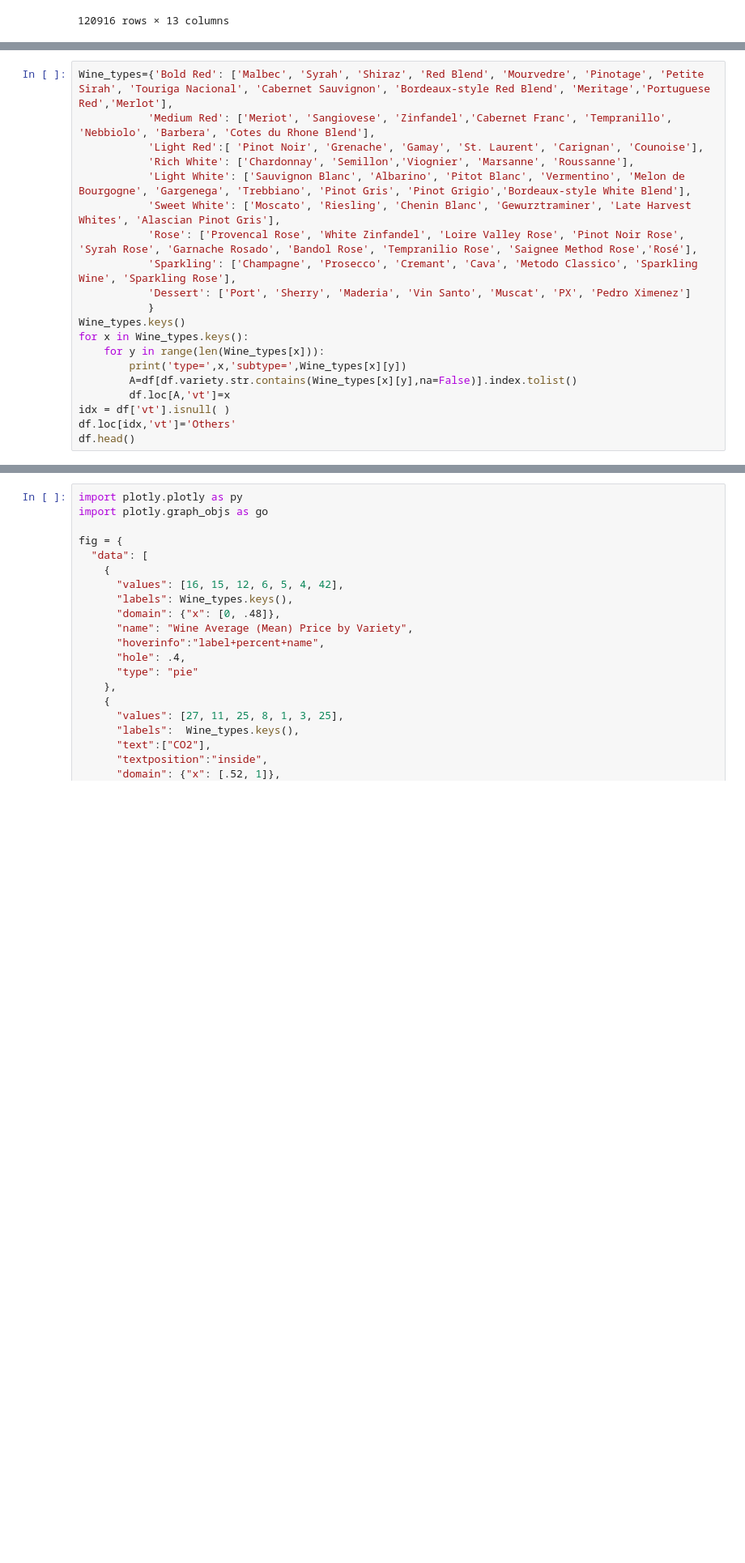
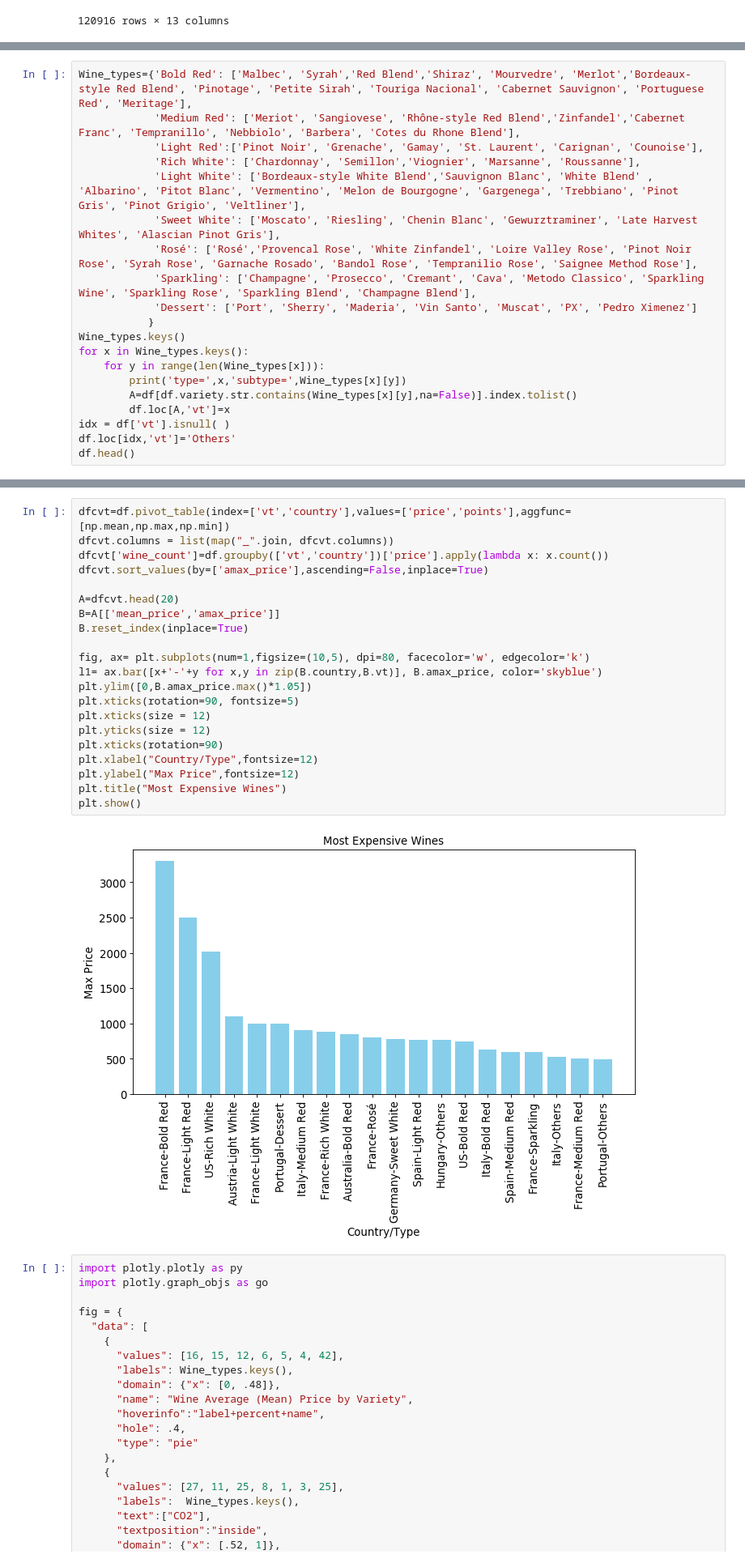
Before and after one commit to renatonico/Pygeons, a Jupyter notebook: notebooks/kevin.ipynb, the cells around one changed output, grey strips where cells are left out. Shown at 81% size. Cells and saved outputs as stored; diff of their text form; blank space fills up the shorter version.

Commit message:
added new charts

```diff
--- a/notebooks/kevin.ipynb
+++ b/notebooks/kevin.ipynb
@@ -253,15 +253,15 @@ df.sort_values(by=['price'],ascending=False)
 
 9) Dessert: Port, Sherry, Maderia, Vin Santo, Muscat, PX, Pedro Ximenez
 # %%
-Wine_types={'Bold Red': ['Malbec', 'Syrah', 'Shiraz', 'Red Blend', 'Mourvedre', 'Pinotage', 'Petite Sirah', 'Touriga Nacional', 'Cabernet Sauvignon', 'Bordeaux-style Red Blend', 'Meritage','Portuguese Red','Merlot'],
-           'Medium Red': ['Meriot', 'Sangiovese', 'Zinfandel','Cabernet Franc', 'Tempranillo', 'Nebbiolo', 'Barbera', 'Cotes du Rhone Blend'],
-           'Light Red':[ 'Pinot Noir', 'Grenache', 'Gamay', 'St. Laurent', 'Carignan', 'Counoise'],
-           'Rich White': ['Chardonnay', 'Semillon','Viognier', 'Marsanne', 'Roussanne'],
-           'Light White': ['Sauvignon Blanc', 'Albarino', 'Pitot Blanc', 'Vermentino', 'Melon de Bourgogne', 'Gargenega', 'Trebbiano', 'Pinot Gris', 'Pinot Grigio','Bordeaux-style White Blend'],
-           'Sweet White': ['Moscato', 'Riesling', 'Chenin Blanc', 'Gewurztraminer', 'Late Harvest Whites', 'Alascian Pinot Gris'],
-           'Rose': ['Provencal Rose', 'White Zinfandel', 'Loire Valley Rose', 'Pinot Noir Rose', 'Syrah Rose', 'Garnache Rosado', 'Bandol Rose', 'Tempranilio Rose', 'Saignee Method Rose','Rosé'],
-           'Sparkling': ['Champagne', 'Prosecco', 'Cremant', 'Cava', 'Metodo Classico', 'Sparkling Wine', 'Sparkling Rose'],
-           'Dessert': ['Port', 'Sherry', 'Maderia', 'Vin Santo', 'Muscat', 'PX', 'Pedro Ximenez']
+Wine_types={'Bold Red': ['Malbec', 'Syrah','Red Blend','Shiraz', 'Mourvedre', 'Merlot','Bordeaux-style Red Blend', 'Pinotage', 'Petite Sirah', 'Touriga Nacional', 'Cabernet Sauvignon', 'Portuguese Red', 'Meritage'],
+            'Medium Red': ['Meriot', 'Sangiovese', 'Rhône-style Red Blend','Zinfandel','Cabernet Franc', 'Tempranillo', 'Nebbiolo', 'Barbera', 'Cotes du Rhone Blend'],
+            'Light Red':['Pinot Noir', 'Grenache', 'Gamay', 'St. Laurent', 'Carignan', 'Counoise'],
+            'Rich White': ['Chardonnay', 'Semillon','Viognier', 'Marsanne', 'Roussanne'],
+            'Light White': ['Bordeaux-style White Blend','Sauvignon Blanc', 'White Blend' , 'Albarino', 'Pitot Blanc', 'Vermentino', 'Melon de Bourgogne', 'Gargenega', 'Trebbiano', 'Pinot Gris', 'Pinot Grigio', 'Veltliner'],
+            'Sweet White': ['Moscato', 'Riesling', 'Chenin Blanc', 'Gewurztraminer', 'Late Harvest Whites', 'Alascian Pinot Gris'],
+            'Rosé': ['Rosé','Provencal Rose', 'White Zinfandel', 'Loire Valley Rose', 'Pinot Noir Rose', 'Syrah Rose', 'Garnache Rosado', 'Bandol Rose', 'Tempranilio Rose', 'Saignee Method Rose'],
+            'Sparkling': ['Champagne', 'Prosecco', 'Cremant', 'Cava', 'Metodo Classico', 'Sparkling Wine', 'Sparkling Rose', 'Sparkling Blend', 'Champagne Blend'],
+            'Dessert': ['Port', 'Sherry', 'Maderia', 'Vin Santo', 'Muscat', 'PX', 'Pedro Ximenez']
            }
 Wine_types.keys()
 for x in Wine_types.keys():
@@ -281,3 +303,26 @@ dict_keys(['Bold Red', 'Medium Red', 'Light Red', 'Rich White', 'Light White', '
+# %%
+dfcvt=df.pivot_table(index=['vt','country'],values=['price','points'],aggfunc=[np.mean,np.max,np.min])
+dfcvt.columns = list(map("_".join, dfcvt.columns))
+dfcvt['wine_count']=df.groupby(['vt','country'])['price'].apply(lambda x: x.count())
+dfcvt.sort_values(by=['amax_price'],ascending=False,inplace=True)
+
+A=dfcvt.head(20)
+B=A[['mean_price','amax_price']]
+B.reset_index(inplace=True)
+
+fig, ax= plt.subplots(num=1,figsize=(10,5), dpi=80, facecolor='w', edgecolor='k')
+l1= ax.bar([x+'-'+y for x,y in zip(B.country,B.vt)], B.amax_price, color='skyblue')
+plt.ylim([0,B.amax_price.max()*1.05])
+plt.xticks(rotation=90, fontsize=5)
+plt.xticks(size = 12)
+plt.yticks(size = 12)
+plt.xticks(rotation=90)
+plt.xlabel("Country/Type",fontsize=12)
+plt.ylabel("Max Price",fontsize=12)
+plt.title("Most Expensive Wines")
+plt.show()
+# %% [output]
+[figure, added]
 # %%
 import plotly.plotly as py
 import plotly.graph_objs as go
```
Also changed, not shown: parts of 4 cells of this notebook.
